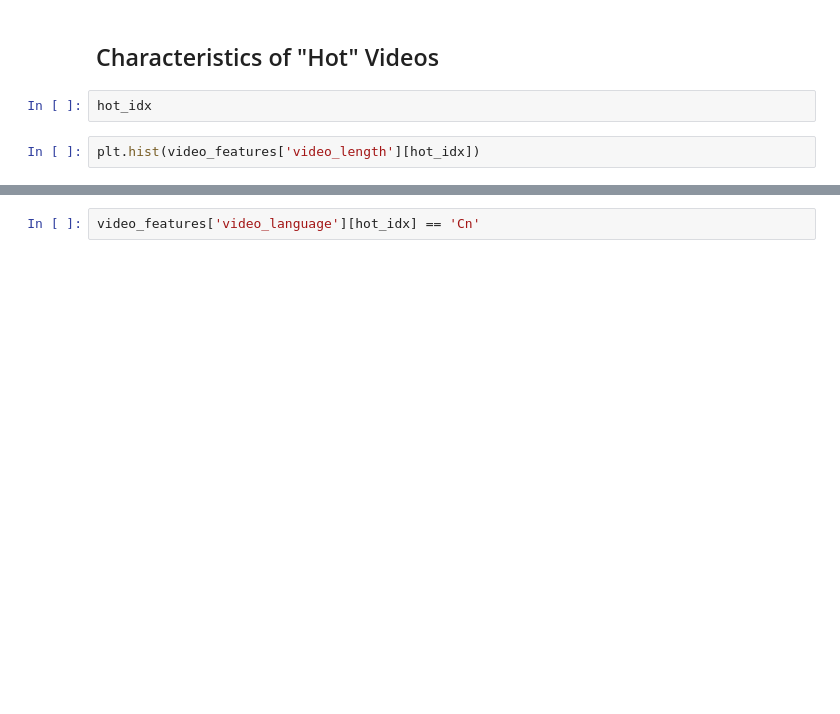
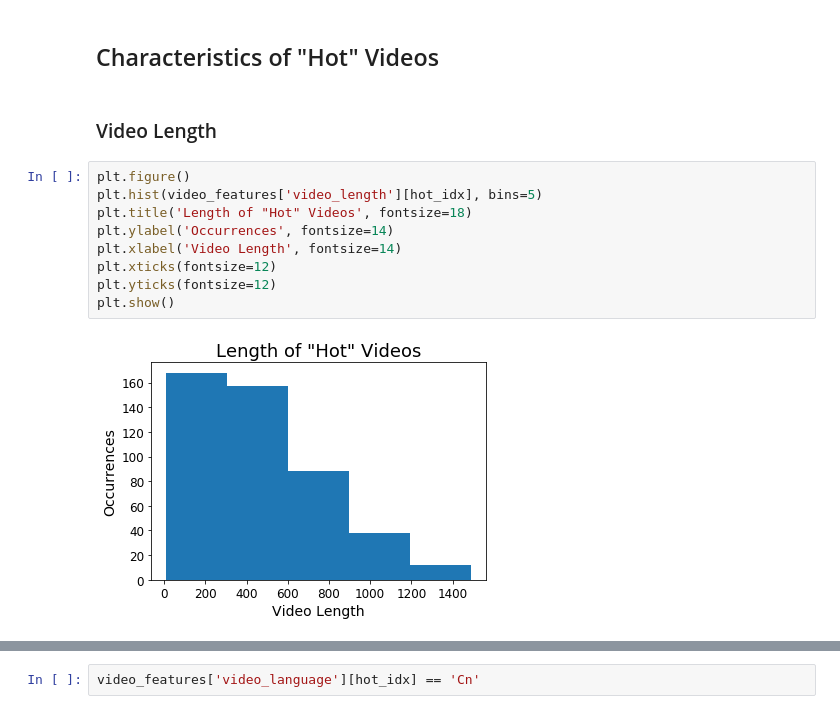
Before and after one commit to jordaninturrisi/Amazon_AWS_Research_Scientist_Challenge, a Jupyter notebook: Question2.ipynb, the cells around one changed output, grey strips where cells are left out. Cells and saved outputs as stored; diff of their text form; blank space fills up the shorter version.

```diff
--- a/Question2.ipynb
+++ b/Question2.ipynb
@@ -180,6 +197,15 @@ video_id[else_idx][:5]
 # %% [markdown]
 ## Characteristics of "Hot" Videos
-# %%
-hot_idx
-# %%
-plt.hist(video_features['video_length'][hot_idx])
+# %% [markdown]
+### Video Length
+# %%
+plt.figure()
+plt.hist(video_features['video_length'][hot_idx], bins=5)
+plt.title('Length of "Hot" Videos', fontsize=18)
+plt.ylabel('Occurrences', fontsize=14)
+plt.xlabel('Video Length', fontsize=14)
+plt.xticks(fontsize=12)
+plt.yticks(fontsize=12)
+plt.show()
+# %% [output]
+[figure, added]
```
Also changed, not shown: parts of 19 cells of this notebook, 5 other files.
